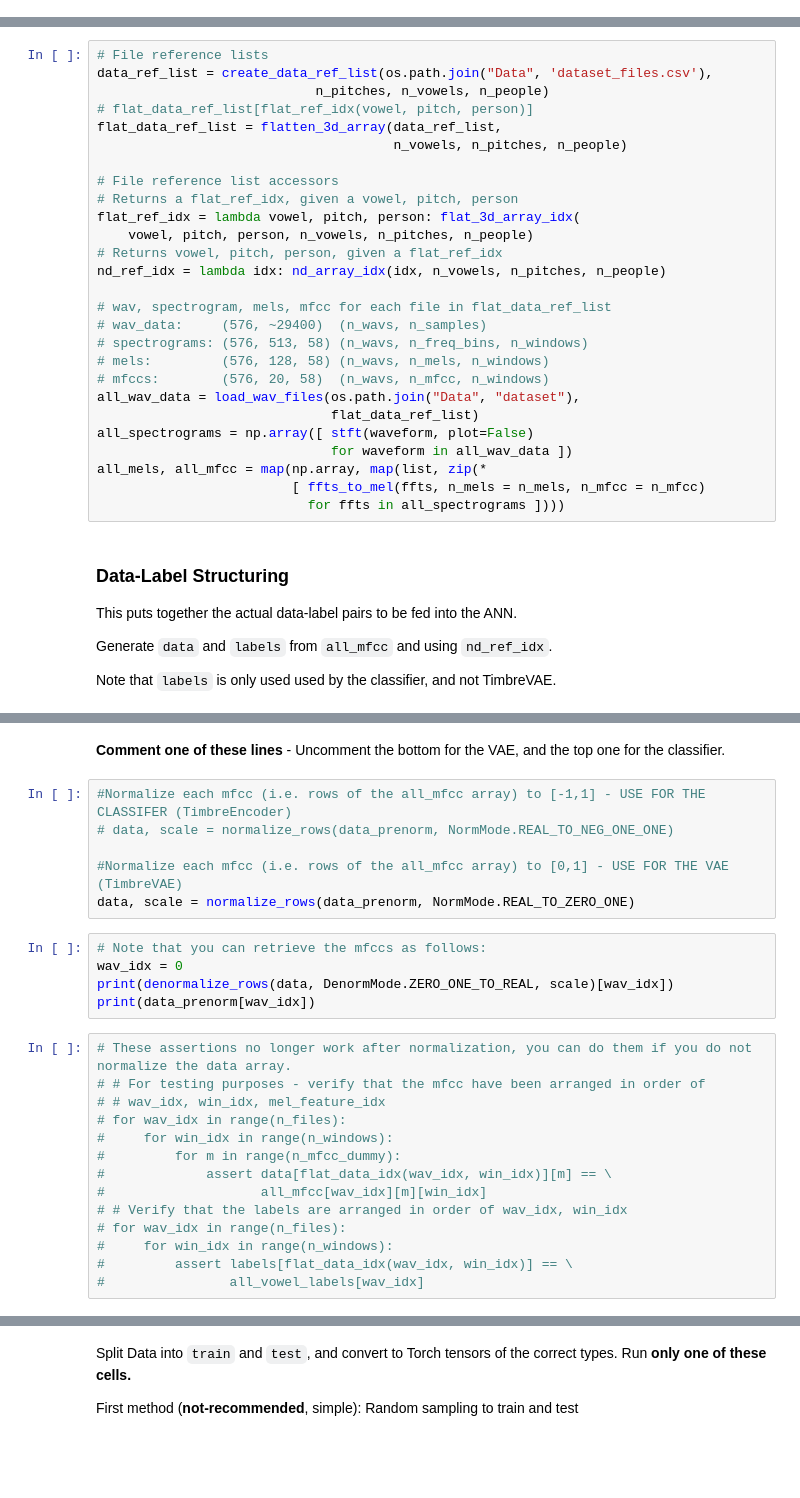
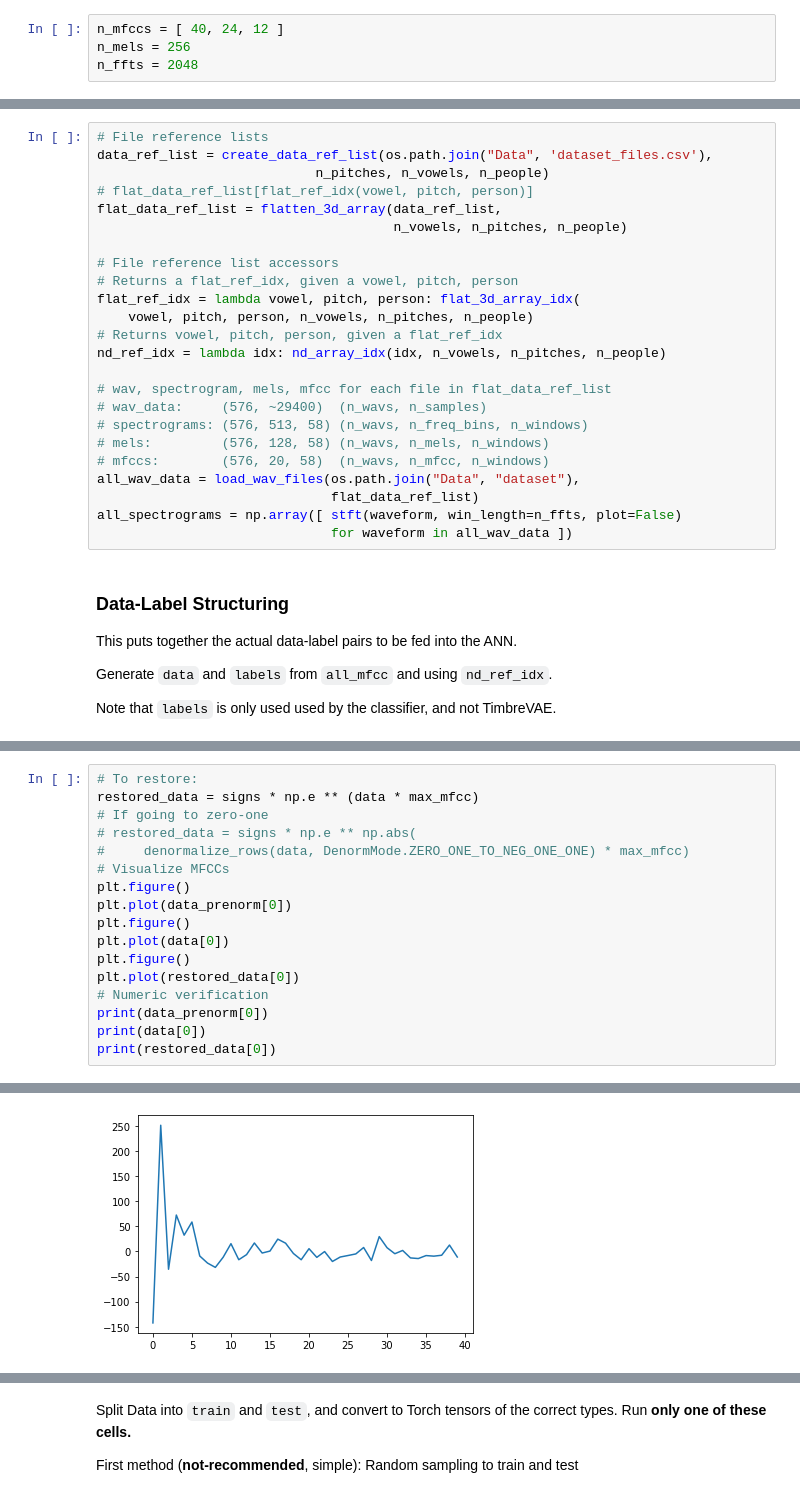
Before and after one commit to zioul123/VocalPitchModulator, a Jupyter notebook: Timbre Encoder.ipynb, the cells around one changed output, grey strips where cells are left out. Saved outputs shown, nothing was run; the diff lists cells and outputs as text; blank space fills up the shorter version.

```diff
--- a/Timbre Encoder.ipynb
+++ b/Timbre Encoder.ipynb
@@ -76,3 +76,7 @@ n_mfcc = 20
+# %%
+n_mfccs = [ 40, 24, 12 ]
+n_mels = 256
+n_ffts = 2048
 # %% [markdown]
 ### Data Generation
 This is all the code that was explained in the Data Walkthrough. It generates data structures to hold all wav file data, spectrograms, mel spectra and MFCC data for all wav files.
@@ -103,11 +107,8 @@ nd_ref_idx = lambda idx: nd_array_idx(idx, n_vowels, n_pitches, n_people)
 # mfccs:        (576, 20, 58)  (n_wavs, n_mfcc, n_windows)
 all_wav_data = load_wav_files(os.path.join("Data", "dataset"),
                               flat_data_ref_list)
-all_spectrograms = np.array([ stft(waveform, plot=False)
+all_spectrograms = np.array([ stft(waveform, win_length=n_ffts, plot=False)
                               for waveform in all_wav_data ])
-all_mels, all_mfcc = map(np.array, map(list, zip(*
-                         [ ffts_to_mel(ffts, n_mels = n_mels, n_mfcc = n_mfcc)
-                           for ffts in all_spectrograms ])))
 # %% [markdown]
 ### Data-Label Structuring
 This puts together the actual data-label pairs to be fed into the ANN.
@@ -138,27 +144,18 @@ labels = np.array([ all_vowel_labels[wav_file_idx]
-# %% [markdown]
-**Comment one of these lines** - Uncomment the bottom for the VAE, and the top one for the classifier.
-# %%
-#Normalize each mfcc (i.e. rows of the all_mfcc array) to [-1,1] - USE FOR THE CLASSIFER (TimbreEncoder)
-# data, scale = normalize_rows(data_prenorm, NormMode.REAL_TO_NEG_ONE_ONE)
-
-#Normalize each mfcc (i.e. rows of the all_mfcc array) to [0,1] - USE FOR THE VAE (TimbreVAE)
-data, scale = normalize_rows(data_prenorm, NormMode.REAL_TO_ZERO_ONE)
-# %%
-# Note that you can retrieve the mfccs as follows:
-wav_idx = 0
-print(denormalize_rows(data, DenormMode.ZERO_ONE_TO_REAL, scale)[wav_idx])
-print(data_prenorm[wav_idx])
-# %%
-# These assertions no longer work after normalization, you can do them if you do not normalize the data array.
-# # For testing purposes - verify that the mfcc have been arranged in order of
-# # wav_idx, win_idx, mel_feature_idx
-# for wav_idx in range(n_files):
-#     for win_idx in range(n_windows):
-#         for m in range(n_mfcc_dummy):
-#             assert data[flat_data_idx(wav_idx, win_idx)][m] == \
-#                    all_mfcc[wav_idx][m][win_idx]
-# # Verify that the labels are arranged in order of wav_idx, win_idx
-# for wav_idx in range(n_files):
-#     for win_idx in range(n_windows):
-#         assert labels[flat_data_idx(wav_idx, win_idx)] == \
-#                all_vowel_labels[wav_idx]
+# %%
+# To restore:
+restored_data = signs * np.e ** (data * max_mfcc)
+# If going to zero-one
+# restored_data = signs * np.e ** np.abs(
+#     denormalize_rows(data, DenormMode.ZERO_ONE_TO_NEG_ONE_ONE) * max_mfcc)
+# Visualize MFCCs
+plt.figure()
+plt.plot(data_prenorm[0])
+plt.figure()
+plt.plot(data[0])
+plt.figure()
+plt.plot(restored_data[0])
+# Numeric verification
+print(data_prenorm[0])
+print(data[0])
+print(restored_data[0])
+# %% [output]
@@ -164,0 +179 @@ print(data_prenorm[wav_idx])
+[figure, added]
```
Also changed, not shown: parts of 35 cells of this notebook, 13 other files.
